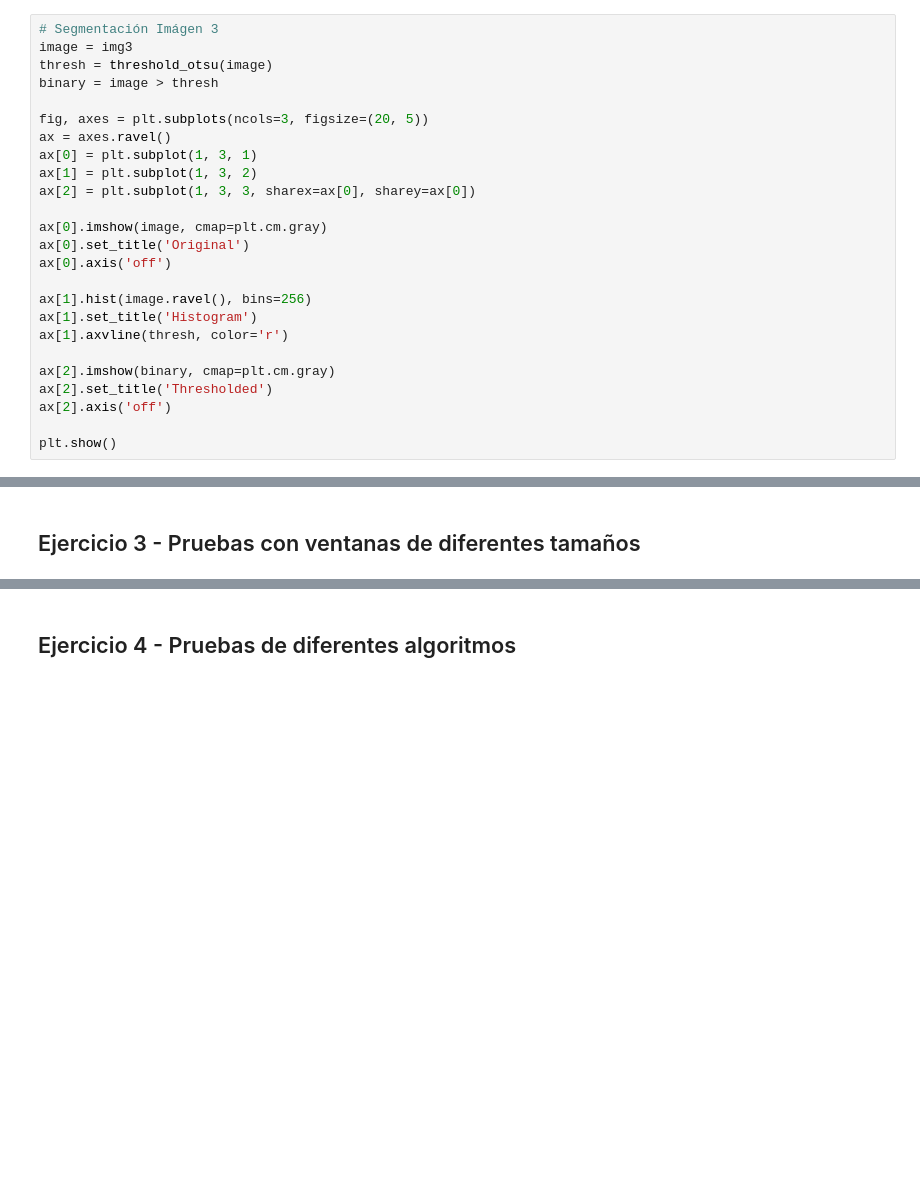
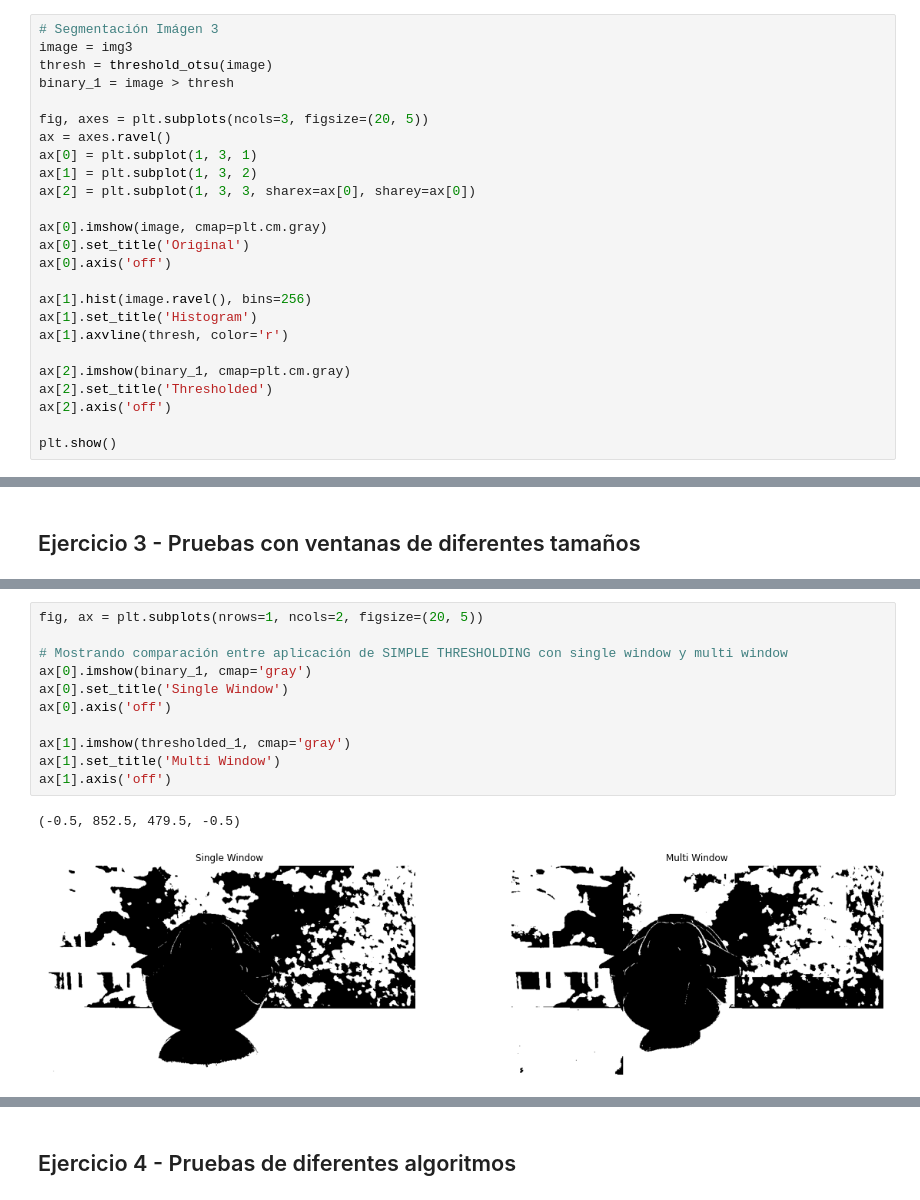
Before and after one commit to rzunick/MNA-Vision-Computacional-Equipo-18, a Jupyter notebook: 9_4_Segmentación_Otsu_Equipo18.ipynb, the cells around one changed output, grey strips where cells are left out. Cells and saved outputs as stored; diff of their text form; blank space fills up the shorter version.

```diff
--- a/9_4_Segmentación_Otsu_Equipo18.ipynb
+++ b/9_4_Segmentación_Otsu_Equipo18.ipynb
@@ -194,7 +194,7 @@ Se utilizan Imágenes 3, 4, y 5.
 # Segmentación Imágen 3
 image = img3
 thresh = threshold_otsu(image)
-binary = image > thresh
+binary_1 = image > thresh
 
 fig, axes = plt.subplots(ncols=3, figsize=(20, 5))
 ax = axes.ravel()
@@ -210,7 +210,7 @@ ax[1].hist(image.ravel(), bins=256)
 ax[1].set_title('Histogram')
 ax[1].axvline(thresh, color='r')
 
-ax[2].imshow(binary, cmap=plt.cm.gray)
+ax[2].imshow(binary_1, cmap=plt.cm.gray)
 ax[2].set_title('Thresholded')
 ax[2].axis('off')
 
@@ -384,0 +410,14 @@ plt.show()
+# %%
+fig, ax = plt.subplots(nrows=1, ncols=2, figsize=(20, 5))
+
+# Mostrando comparación entre aplicación de SIMPLE THRESHOLDING con single window y multi window
+ax[0].imshow(binary_1, cmap='gray')
+ax[0].set_title('Single Window')
+ax[0].axis('off')
+
+ax[1].imshow(thresholded_1, cmap='gray')
+ax[1].set_title('Multi Window')
+ax[1].axis('off')
+# %% [output]
+(-0.5, 852.5, 479.5, -0.5)
+[figure, added]
```
Also changed, not shown: parts of 6 cells of this notebook.
